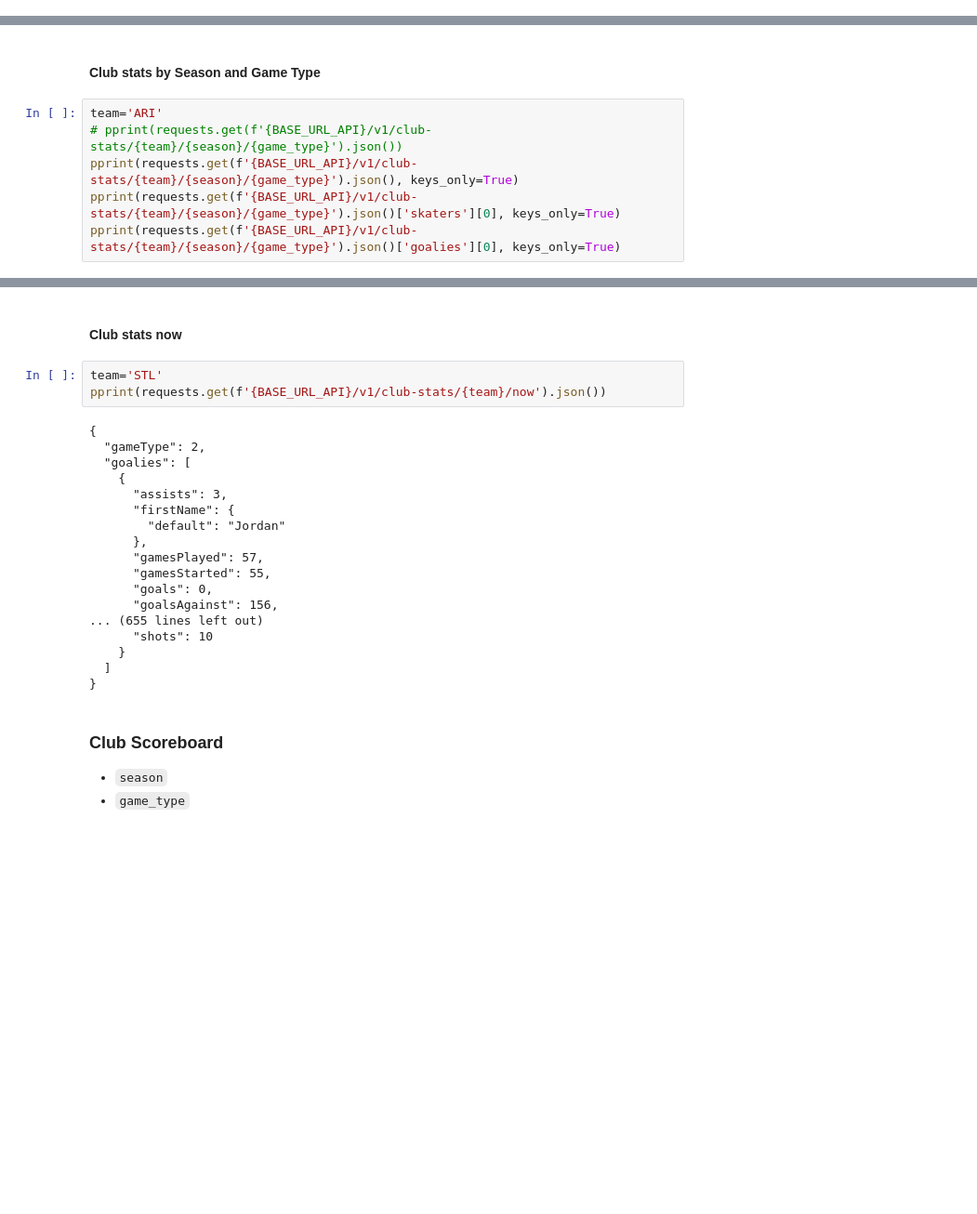
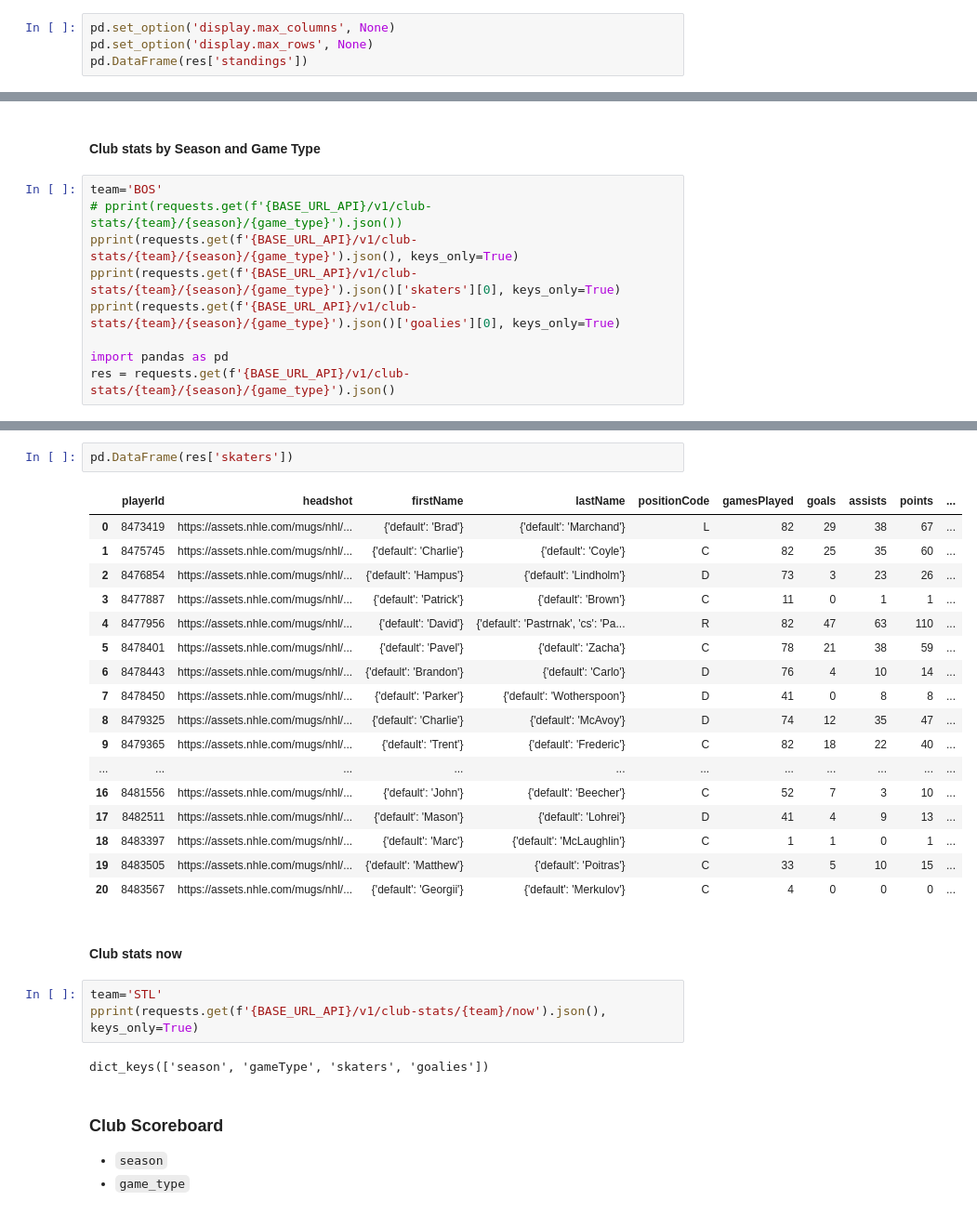
Before and after one commit to trxe/NHL-API-Reference, a Jupyter notebook: api-web.ipynb, the cells around one changed output, grey strips where cells are left out. Shown: that part at 93% size. Cells and saved outputs as stored; diff of their text form; blank space fills up the shorter version.

```diff
--- a/api-web.ipynb
+++ b/api-web.ipynb
@@ -293,0 +391,4 @@ dict_keys(['clinchIndicator', 'conferenceAbbrev', 'conferenceHomeSequence', 'con
+# %%
+pd.set_option('display.max_columns', None)
+pd.set_option('display.max_rows', None)
+pd.DataFrame(res['standings'])
@@ -352,11 +471,14 @@ pprint(requests.get(f'{BASE_URL_API}/v1/club-stats-season/{team}').json())
 # %% [markdown]
 #### Club stats by Season and Game Type
 # %%
-team='ARI'
+team='BOS'
 # pprint(requests.get(f'{BASE_URL_API}/v1/club-stats/{team}/{season}/{game_type}').json())
 pprint(requests.get(f'{BASE_URL_API}/v1/club-stats/{team}/{season}/{game_type}').json(), keys_only=True)
 pprint(requests.get(f'{BASE_URL_API}/v1/club-stats/{team}/{season}/{game_type}').json()['skaters'][0], keys_only=True)
 pprint(requests.get(f'{BASE_URL_API}/v1/club-stats/{team}/{season}/{game_type}').json()['goalies'][0], keys_only=True)
+
+import pandas as pd
+res = requests.get(f'{BASE_URL_API}/v1/club-stats/{team}/{season}/{game_type}').json()
 # %% [output]
 dict_keys(['season', 'gameType', 'skaters', 'goalies'])
 dict_keys(['playerId', 'headshot', 'firstName', 'lastName', 'positionCode', 'gamesPlayed', 'goals', 'assists', 'points', 'plusMinus', 'penaltyMinutes', 'powerPlayGoals', 'shorthandedGoals', 'gameWinni ...
@@ -364,26 +492,30 @@ dict_keys(['playerId', 'headshot', 'firstName', 'lastName', 'gamesPlayed', 'game
+# %%
+pd.DataFrame(res['skaters'])
+# %% [output]
+|  | playerId | headshot | firstName | lastName | positionCode | gamesPlayed | goals | assists | points | ... |
+| 0 | 8473419 | https://assets.nhle.com/mugs/nhl/... | {'default': 'Brad'} | {'default': 'Marchand'} | L | 82 | 29 | 38 | 67 | ... |
+| 1 | 8475745 | https://assets.nhle.com/mugs/nhl/... | {'default': 'Charlie'} | {'default': 'Coyle'} | C | 82 | 25 | 35 | 60 | ... |
+| 2 | 8476854 | https://assets.nhle.com/mugs/nhl/... | {'default': 'Hampus'} | {'default': 'Lindholm'} | D | 73 | 3 | 23 | 26 | ... |
+| 3 | 8477887 | https://assets.nhle.com/mugs/nhl/... | {'default': 'Patrick'} | {'default': 'Brown'} | C | 11 | 0 | 1 | 1 | ... |
+| 4 | 8477956 | https://assets.nhle.com/mugs/nhl/... | {'default': 'David'} | {'default': 'Pastrnak', 'cs': 'Pa... | R | 82 | 47 | 63 | 110 | ... |
+| 5 | 8478401 | https://assets.nhle.com/mugs/nhl/... | {'default': 'Pavel'} | {'default': 'Zacha'} | C | 78 | 21 | 38 | 59 | ... |
+| 6 | 8478443 | https://assets.nhle.com/mugs/nhl/... | {'default': 'Brandon'} | {'default': 'Carlo'} | D | 76 | 4 | 10 | 14 | ... |
+| 7 | 8478450 | https://assets.nhle.com/mugs/nhl/... | {'default': 'Parker'} | {'default': 'Wotherspoon'} | D | 41 | 0 | 8 | 8 | ... |
+| 8 | 8479325 | https://assets.nhle.com/mugs/nhl/... | {'default': 'Charlie'} | {'default': 'McAvoy'} | D | 74 | 12 | 35 | 47 | ... |
+| 9 | 8479365 | https://assets.nhle.com/mugs/nhl/... | {'default': 'Trent'} | {'default': 'Frederic'} | C | 82 | 18 | 22 | 40 | ... |
+| ... | ... | ... | ... | ... | ... | ... | ... | ... | ... | ... |
+| 16 | 8481556 | https://assets.nhle.com/mugs/nhl/... | {'default': 'John'} | {'default': 'Beecher'} | C | 52 | 7 | 3 | 10 | ... |
+| 17 | 8482511 | https://assets.nhle.com/mugs/nhl/... | {'default': 'Mason'} | {'default': 'Lohrei'} | D | 41 | 4 | 9 | 13 | ... |
+| 18 | 8483397 | https://assets.nhle.com/mugs/nhl/... | {'default': 'Marc'} | {'default': 'McLaughlin'} | C | 1 | 1 | 0 | 1 | ... |
+| 19 | 8483505 | https://assets.nhle.com/mugs/nhl/... | {'default': 'Matthew'} | {'default': 'Poitras'} | C | 33 | 5 | 10 | 15 | ... |
+| 20 | 8483567 | https://assets.nhle.com/mugs/nhl/... | {'default': 'Georgii'} | {'default': 'Merkulov'} | C | 4 | 0 | 0 | 0 | ... |
 # %% [markdown]
 #### Club stats now
 # %%
 team='STL'
-pprint(requests.get(f'{BASE_URL_API}/v1/club-stats/{team}/now').json())
+pprint(requests.get(f'{BASE_URL_API}/v1/club-stats/{team}/now').json(), keys_only=True)
 # %% [output]
-{
-  "gameType": 2,
-  "goalies": [
-    {
-      "assists": 3,
-      "firstName": {
-        "default": "Jordan"
-      },
-      "gamesPlayed": 57,
-      "gamesStarted": 55,
-      "goals": 0,
-      "goalsAgainst": 156,
-... (655 lines left out)
-      "shots": 10
-    }
-  ]
-}
+dict_keys(['season', 'gameType', 'skaters', 'goalies'])
 # %% [markdown]
 ### Club Scoreboard
 
```
Also changed, not shown: parts of 31 cells of this notebook.
